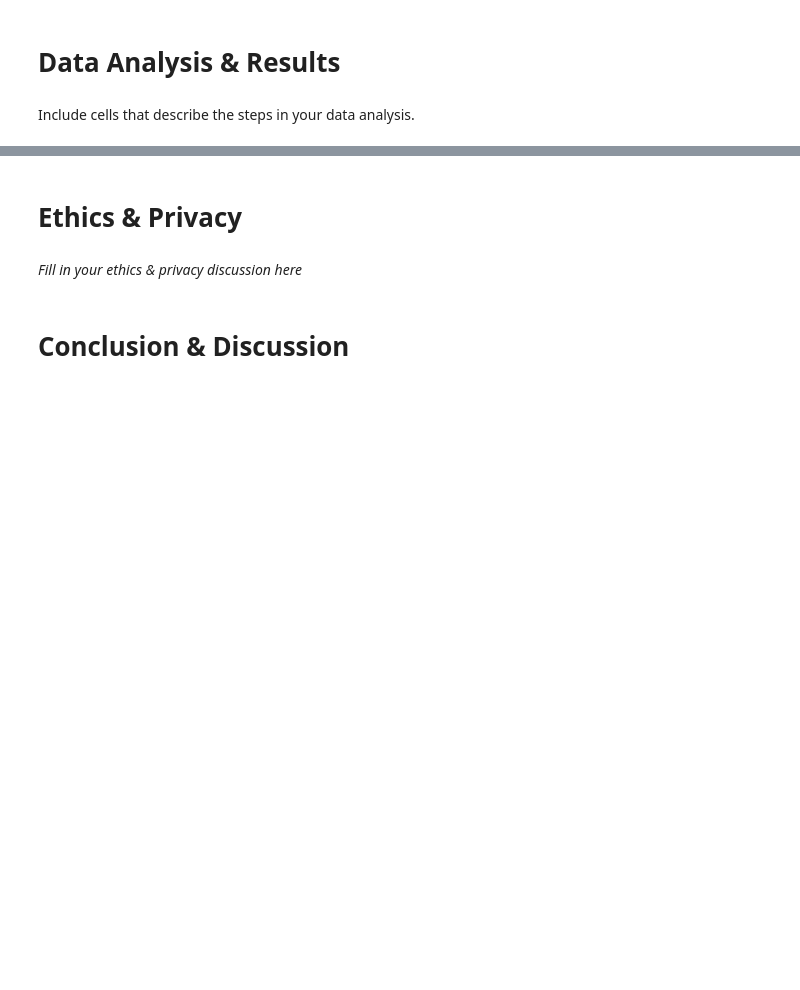
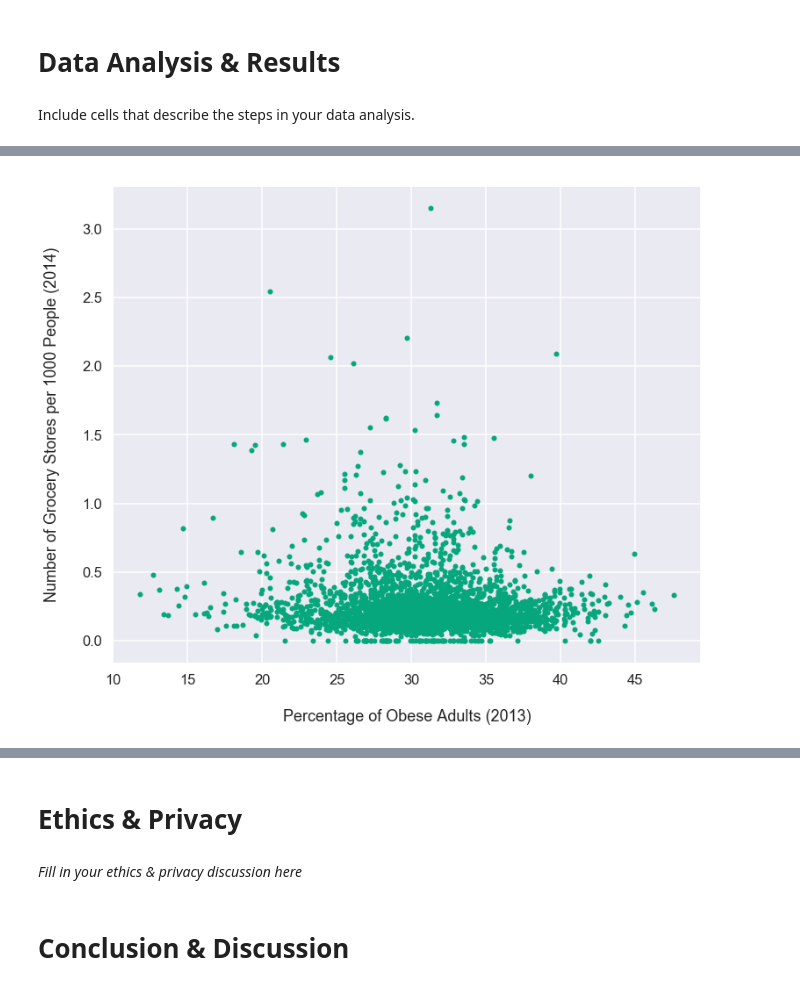
Before and after one commit to cwguan/COGS108-FinalProject, a Jupyter notebook: FinalProject.ipynb, the cells around one changed output, grey strips where cells are left out. Saved outputs shown, nothing was run; the diff lists cells and outputs as text; code cells hidden in the pictures; blank space fills up the shorter version.

```diff
--- a/FinalProject.ipynb
+++ b/FinalProject.ipynb
@@ -352,0 +306,7 @@ Include cells that describe the steps in your data analysis.
+# %%
+df.plot.scatter(x='ADULT_OBESITY_RATE_2013', y='GROC_STORES_PER1000_2014', c='#06A77D', figsize=(12,10))
+plt.xlabel('\nPercentage of Obese Adults (2013)')
+plt.ylabel('Number of Grocery Stores per 1000 People (2014)\n')
+plt.show()
+# %% [output]
+[figure, added]
```
Also changed, not shown: parts of 28 cells of this notebook.
